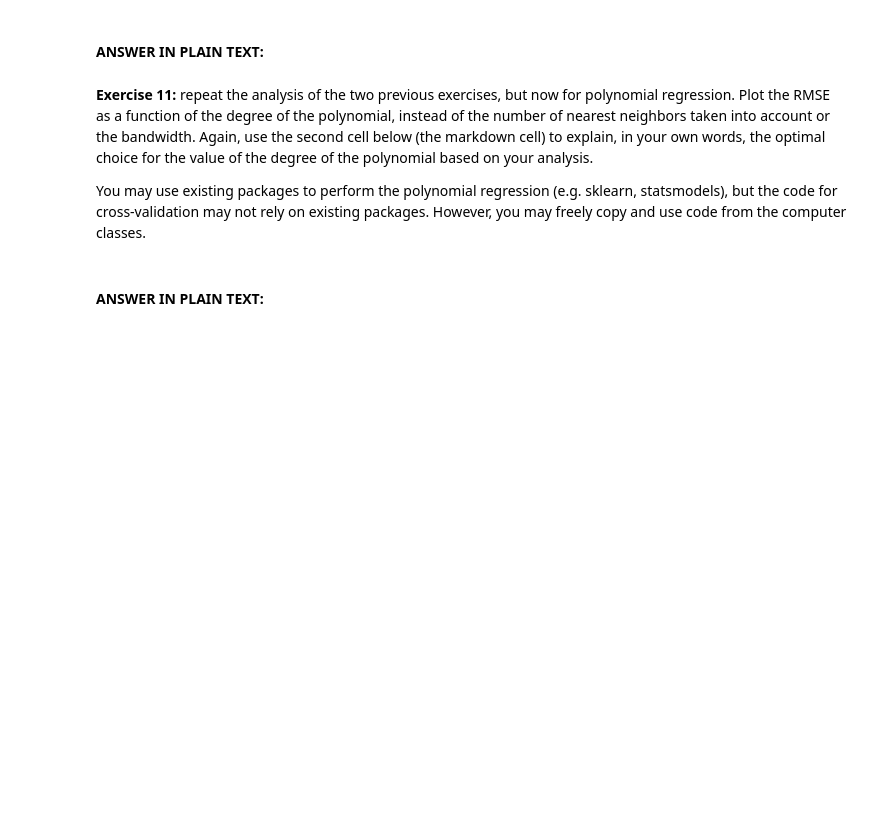
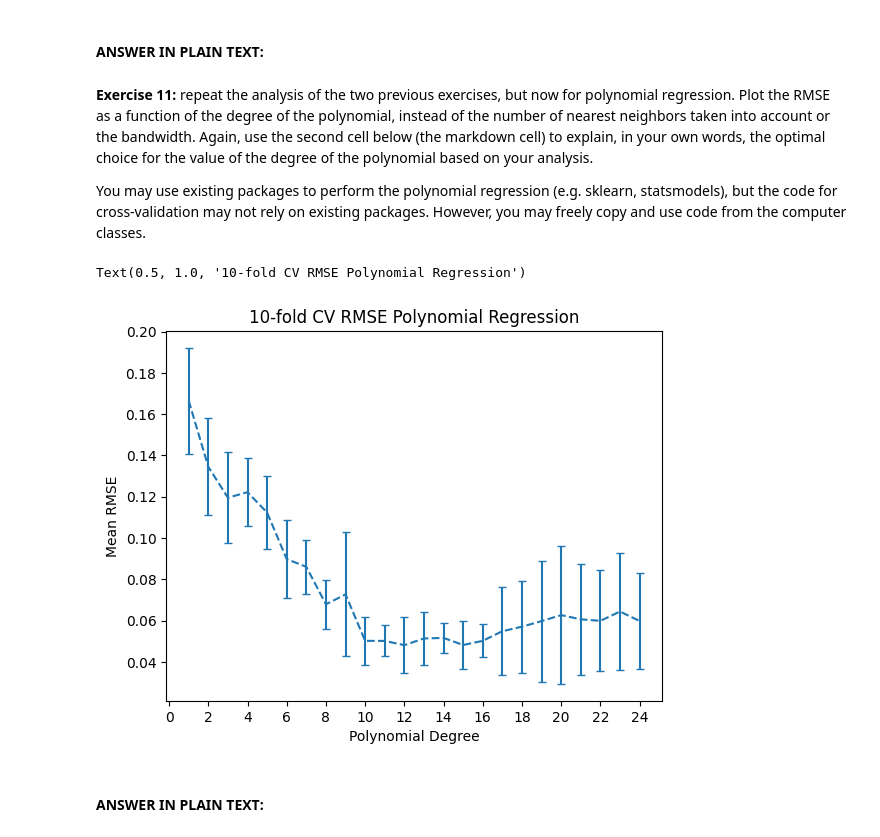
Before and after one commit to AlbinLind/Data-Science-Methodology, a Jupyter notebook: week 1/DSM_assignment1.ipynb, the cells around one changed output. Cells and saved outputs as stored; diff of their text form; code cells hidden in the pictures; blank space fills up the shorter version.

```diff
--- a/week 1/DSM_assignment1.ipynb
+++ b/week 1/DSM_assignment1.ipynb
@@ -294,6 +381,27 @@ You may use existing packages to perform the kernel regression (e.g. sklearn, st
 **Exercise 11:** repeat the analysis of the two previous exercises, but now for polynomial regression. Plot the RMSE as a function of the degree of the polynomial, instead of the number of nearest neighbors taken into account or the bandwidth. Again, use the second cell below (the markdown cell) to explain, in your own words, the optimal choice for the value of the degree of the polynomial based on your analysis.
 
 You may use existing packages to perform the polynomial regression (e.g. sklearn, statsmodels), but the code for cross-validation may not rely on existing packages. However, you may freely copy and use code from the computer classes.
+# %%
+from sklearn.preprocessing import PolynomialFeatures
+from sklearn.linear_model import LinearRegression
+from sklearn.pipeline import make_pipeline
+
+polynomial_results = dict()
+for d in np.arange(1,25, 1):
+    pipe = make_pipeline(PolynomialFeatures(degree=d), LinearRegression())
+    polynomial_results[d] = ten_fold_cv(pipe)
+
+means = [np.mean(r) for r in polynomial_results.values()]
+std_dev = [np.std(r) for r in polynomial_results.values()]
+
+plt.errorbar(x=list(polynomial_results.keys()),y=means, yerr=std_dev, capsize=3, linestyle="dashed")
+plt.xlabel("Polynomial Degree")
+plt.xticks(np.arange(0,25,2))
+plt.ylabel("Mean RMSE")
+plt.title("10-fold CV RMSE Polynomial Regression")
+# %% [output]
+Text(0.5, 1.0, '10-fold CV RMSE Polynomial Regression')
+[figure, added]
 # %% [markdown]
 #### ANSWER IN PLAIN TEXT: ####
 # %% [markdown]
```
Also changed, not shown: parts of 6 cells of this notebook.
